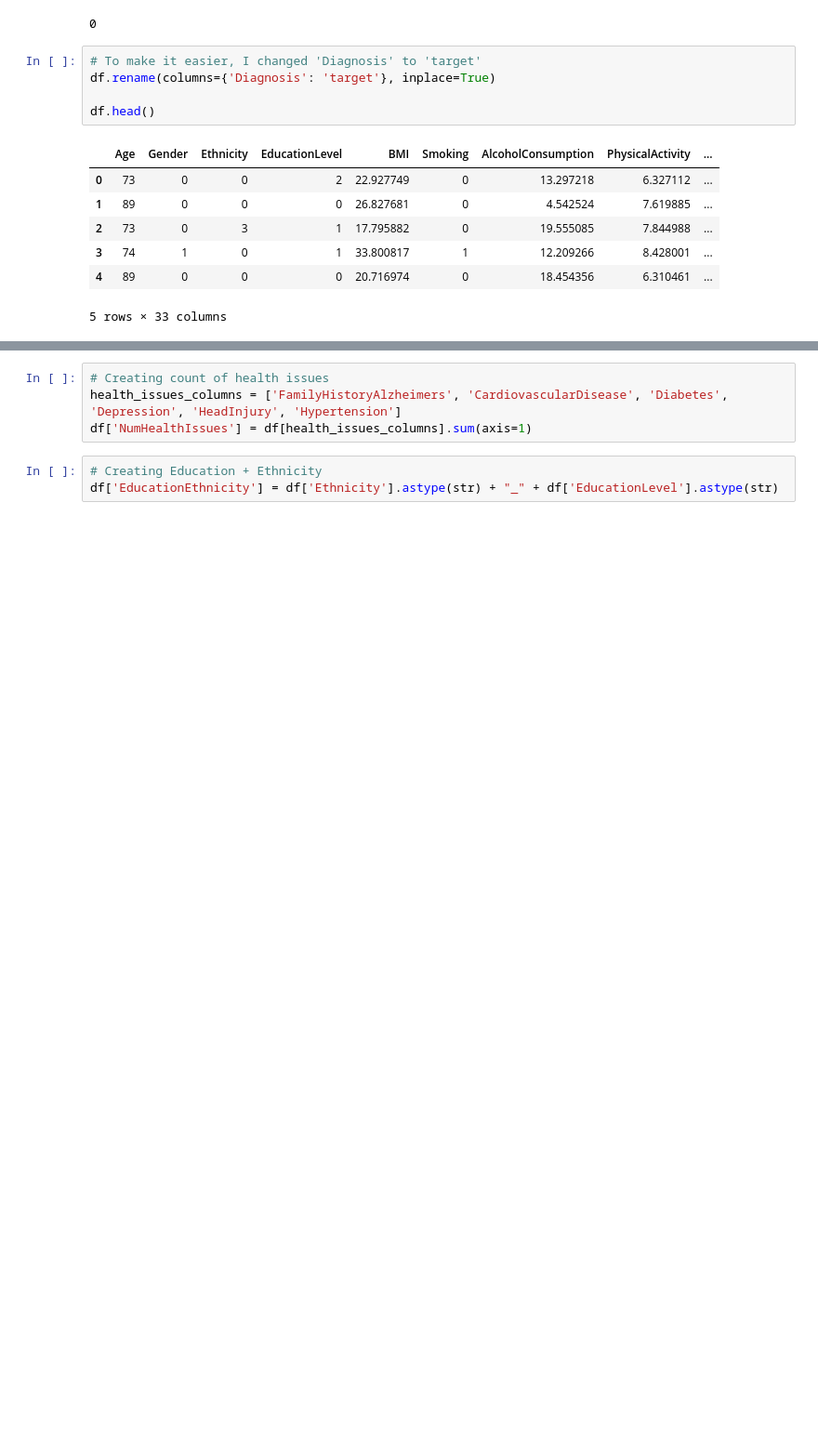
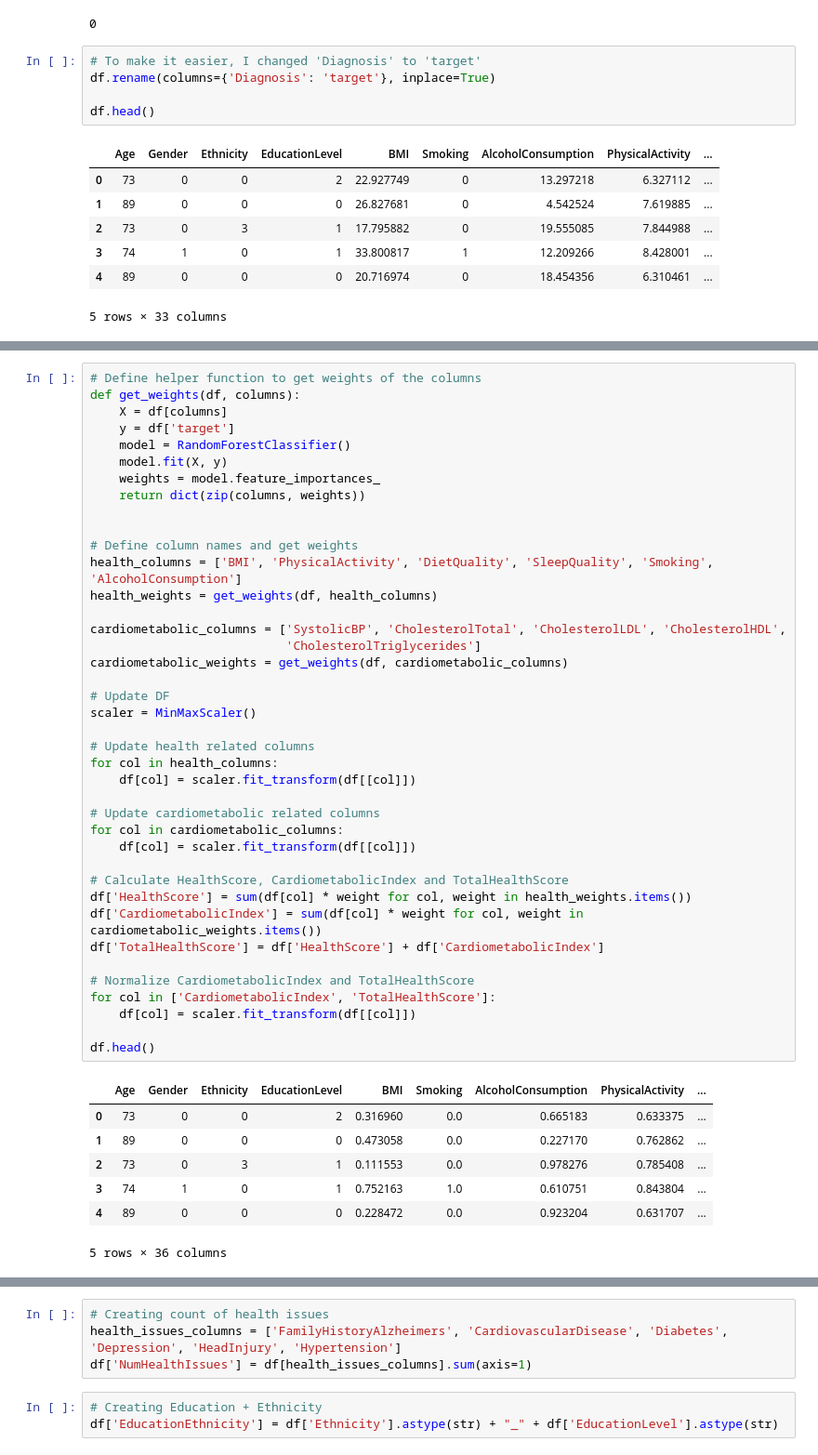
Before and after one commit to akcone2003/Alzheimers_Investigation, a Jupyter notebook: analysis.ipynb, the cells around one changed output, grey strips where cells are left out. Shown at 93% size. Saved outputs shown, nothing was run; the diff lists cells and outputs as text; blank space fills up the shorter version.

```diff
--- a/analysis.ipynb
+++ b/analysis.ipynb
@@ -219,0 +128,48 @@ df.head()
+# %%
+# Define helper function to get weights of the columns
+def get_weights(df, columns):
+    X = df[columns]
+    y = df['target']
+    model = RandomForestClassifier()
+    model.fit(X, y)
+    weights = model.feature_importances_
+    return dict(zip(columns, weights))
+
+
+# Define column names and get weights
+health_columns = ['BMI', 'PhysicalActivity', 'DietQuality', 'SleepQuality', 'Smoking', 'AlcoholConsumption']
+health_weights = get_weights(df, health_columns)
+
+cardiometabolic_columns = ['SystolicBP', 'CholesterolTotal', 'CholesterolLDL', 'CholesterolHDL',
+                           'CholesterolTriglycerides']
+cardiometabolic_weights = get_weights(df, cardiometabolic_columns)
+
+# Update DF
+scaler = MinMaxScaler()
+
+# Update health related columns
+for col in health_columns:
+    df[col] = scaler.fit_transform(df[[col]])
+
+# Update cardiometabolic related columns
+for col in cardiometabolic_columns:
+    df[col] = scaler.fit_transform(df[[col]])
+
+# Calculate HealthScore, CardiometabolicIndex and TotalHealthScore
+df['HealthScore'] = sum(df[col] * weight for col, weight in health_weights.items())
+df['CardiometabolicIndex'] = sum(df[col] * weight for col, weight in cardiometabolic_weights.items())
+df['TotalHealthScore'] = df['HealthScore'] + df['CardiometabolicIndex']
+
+# Normalize CardiometabolicIndex and TotalHealthScore
+for col in ['CardiometabolicIndex', 'TotalHealthScore']:
+    df[col] = scaler.fit_transform(df[[col]])
+
+df.head()
+# %% [output]
+|  | Age | Gender | Ethnicity | EducationLevel | BMI | Smoking | AlcoholConsumption | PhysicalActivity | ... |
+| 0 | 73 | 0 | 0 | 2 | 0.316960 | 0.0 | 0.665183 | 0.633375 | ... |
+| 1 | 89 | 0 | 0 | 0 | 0.473058 | 0.0 | 0.227170 | 0.762862 | ... |
+| 2 | 73 | 0 | 3 | 1 | 0.111553 | 0.0 | 0.978276 | 0.785408 | ... |
+| 3 | 74 | 1 | 0 | 1 | 0.752163 | 1.0 | 0.610751 | 0.843804 | ... |
+| 4 | 89 | 0 | 0 | 0 | 0.228472 | 0.0 | 0.923204 | 0.631707 | ... |
+5 rows × 36 columns
```
Also changed, not shown: parts of 16 cells of this notebook.
